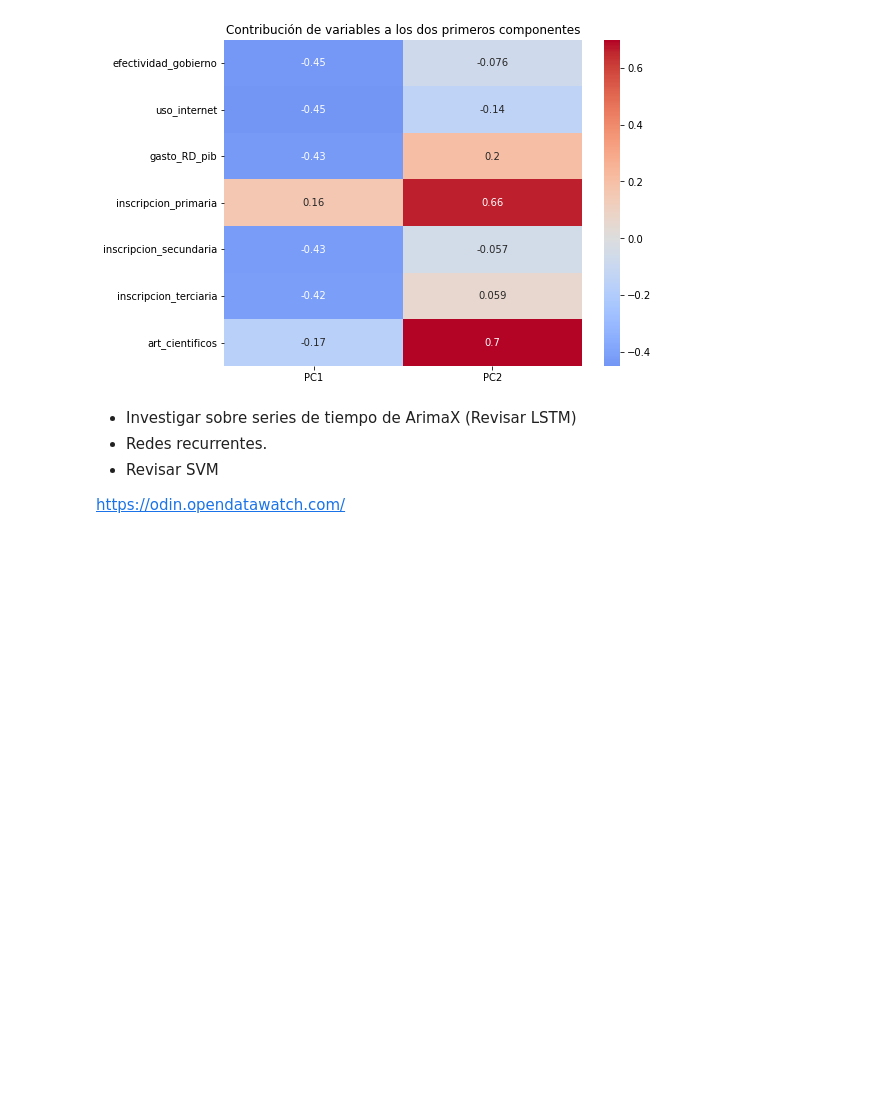
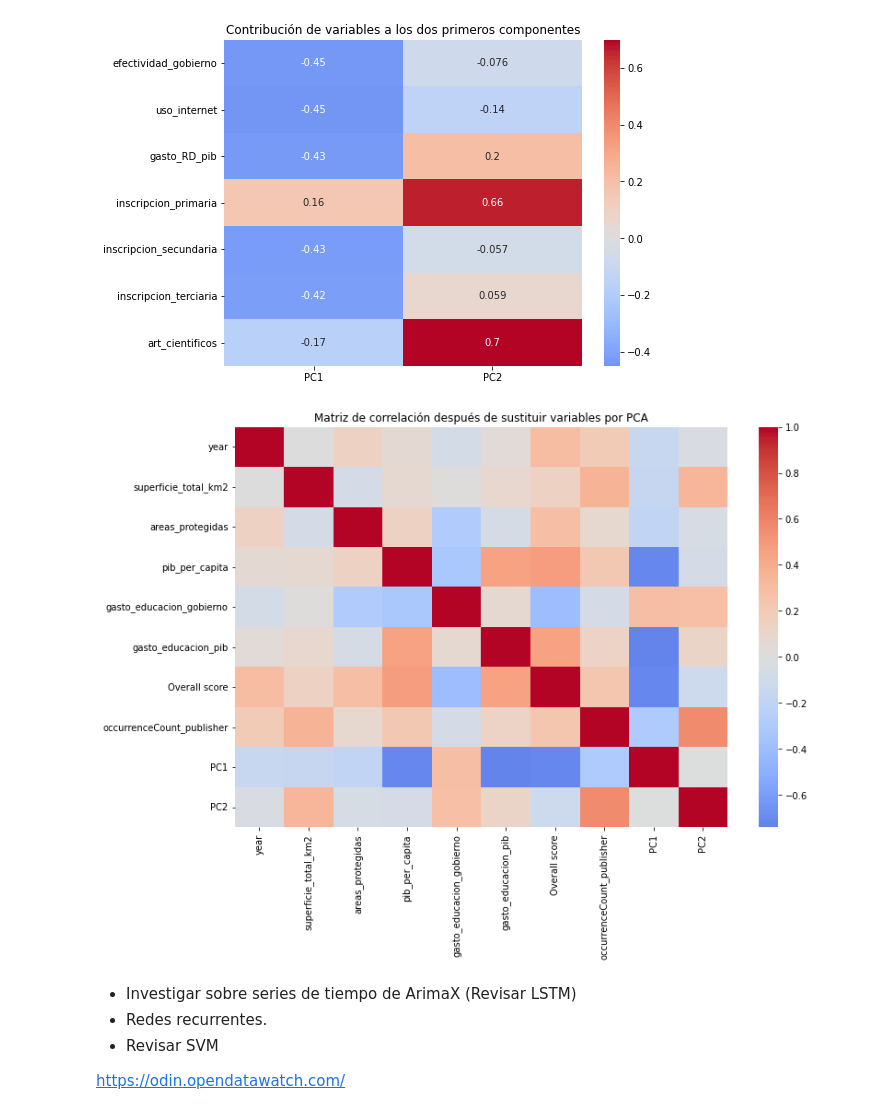
Before and after one commit to rortizgeo/Maestria_CD_Proyecto-Aplicado, a Jupyter notebook: PA_dataAnalysis.ipynb, the cells around one changed output. Saved outputs shown, nothing was run; the diff lists cells and outputs as text; code cells hidden in the pictures; blank space fills up the shorter version.

Commit message:
Archivo final con variables PCA

```diff
--- a/PA_dataAnalysis.ipynb
+++ b/PA_dataAnalysis.ipynb
@@ -1727,6 +1727,25 @@ plt.show()
 3 -0.529561 -1.381465
 4 -0.600128 -1.459239
 [figure]
+# %%
+# 7. Reemplazar variables originales correlacionadas por los componentes
+
+# Tomamos las variables que no entraron al PCA
+df_rest = imputed_df_reduced.drop(columns=vars_pca)
+
+# Unimos con los dos primeros componentes
+df_final = pd.concat([df_rest.reset_index(drop=True), df_pca.reset_index(drop=True)], axis=1)
+
+# 8. Matriz de correlación del dataset final
+corr_matrix_final = df_final.corr()
+
+# 9. Graficar el heatmap
+plt.figure(figsize=(12,8))
+sns.heatmap(corr_matrix_final, annot=False, cmap="coolwarm", center=0)
+plt.title("Matriz de correlación después de sustituir variables por PCA")
+plt.show()
+# %% [output]
+[figure, added]
 # %% [markdown]
 
 - Investigar sobre series de tiempo de ArimaX (Revisar LSTM)
```
